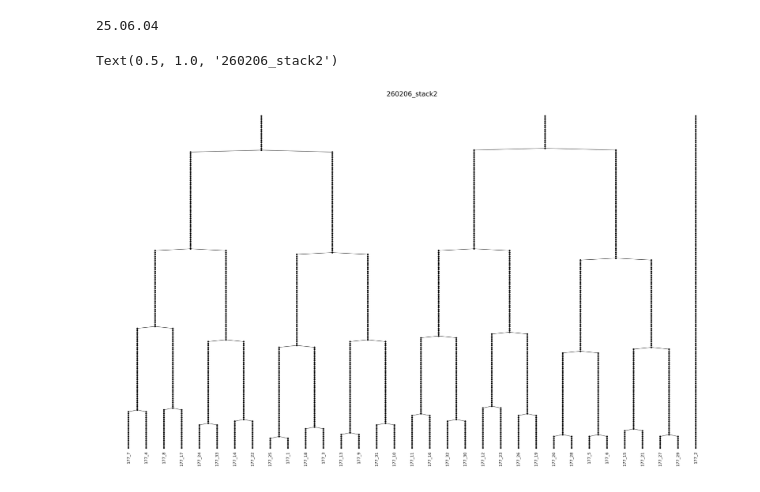
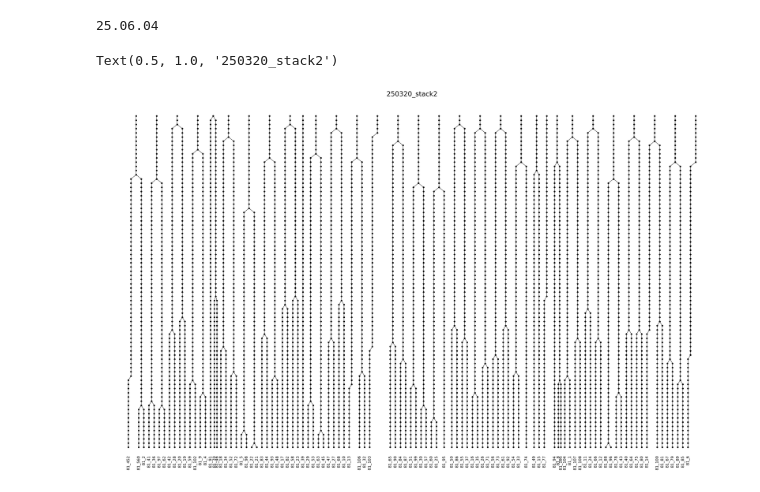
Before and after one commit to denisfaer/embryo_DataProcessing, a Jupyter notebook: TreePlot_test.ipynb, the cells around one changed output. Saved outputs shown, nothing was run; the diff lists cells and outputs as text; code cells hidden in the pictures.

Commit message:
Updated TreePlot test notebook

```diff
--- a/TreePlot_test.ipynb
+++ b/TreePlot_test.ipynb
@@ -4,7 +5,7 @@ print(PrEm.__version__)
 # %% [output]
 25.06.04
 # %%
-loaded_stack = PrEm.get_stack(r'C:\Users\denis\Desktop\Posfai lab\Alana_fucci\260206_stack2\processed.stack')
+loaded_stack = PrEm.get_stack(r'C:\Users\denis\Desktop\Posfai lab\Alana_fucci\250320_stack2\processed.stack')
 # %%
 spacing = 5
 space_shrinking = 2
@@ -54,34 +55,34 @@ for cell_i in range(len(loaded_stack[0])):
                         last_cur_x = cell_plot_x[len(cell_plot_x)-j]
                         space_factor = space_factor / 2
                     if tmp_ID in encounter:
                         encounter_x[encounter.index(tmp_ID)][0] = cell_plot_x[len(cell_plot_x)-j]
                         encounter_x[encounter.index(tmp_ID)][1] = skeweness
                         encounter_x[encounter.index(tmp_ID)][2] = space_factor
 
                 stop_here = True
             else:
                 cur_x += spacing * (space_shrinking ** shrink_counter)
                 encounter.append(cell_ID)
                 encounter_x.append([cur_x, skeweness, spacing * (space_shrinking ** shrink_counter)])
                 shrink_counter += 1
 
         if stop_here:
             break
 
         cell_plot_x.append(cur_x)
         cell_plot_y.append(cell[1][len(cell[1])-i][0])
 
     plt.plot(cell_plot_x, cell_plot_y, marker='o', markersize=2, linewidth=0.5, color='black')
     plt.text(cell_plot_x[0], cell_plot_y[0] + 2, str(cell[1][len(cell[1])-1][0]) + '_' + str(cell[1][len(cell[1])-1][1]), rotation='vertical',
         horizontalalignment='center', verticalalignment='top', fontsize = 7)
 
     temp_last_x = max(cell_plot_x)
-    if temp_last_x > last_x:
+    if temp_last_x >= last_x:
         last_x = (temp_last_x - last_x) * 2 + last_x + padding
 
 plt.axis('off')
 plt.gca().invert_yaxis()
-plt.title('260206_stack2')
+plt.title(loaded_stack[2][3][0])
 # %% [output]
-Text(0.5, 1.0, '260206_stack2')
+Text(0.5, 1.0, '250320_stack2')
-[figure, old version]
+[figure, new version]
```
Also changed, not shown: parts of 1 cell of this notebook.
